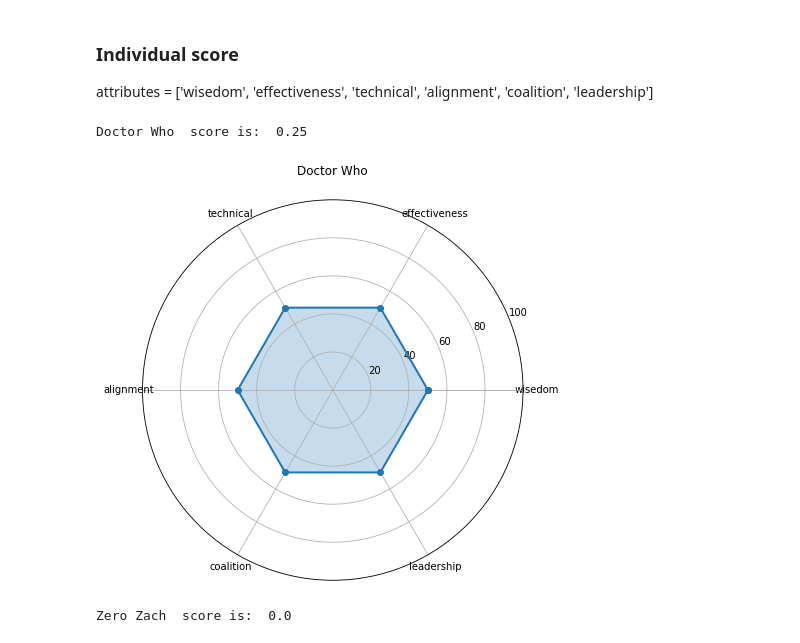
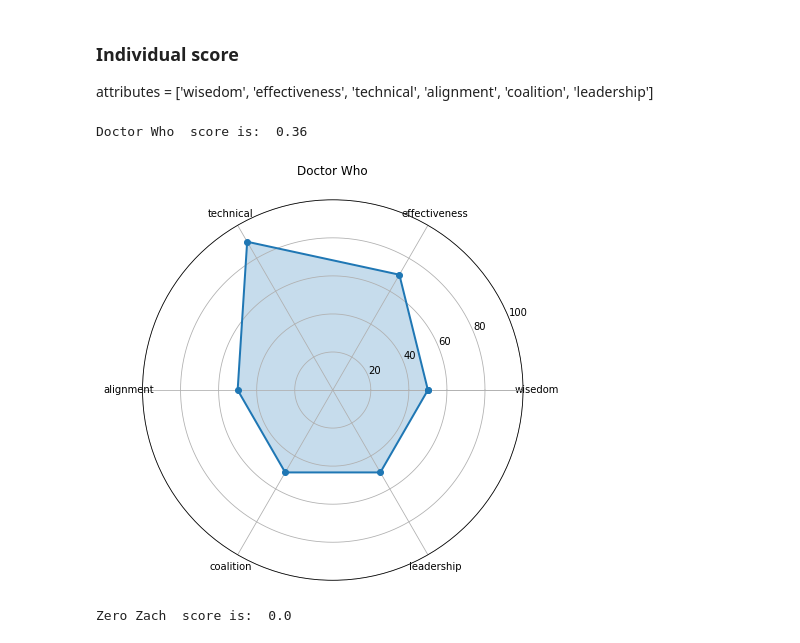
Before and after one commit to ryubidragonfire/python-cheatsheet, a Jupyter notebook: plot-radar-chart-and-calculate-area.ipynb, the cells around one changed output. Cells and saved outputs as stored; diff of their text form; code cells hidden in the pictures.

Commit message:
plot

```diff
--- a/plot-radar-chart-and-calculate-area.ipynb
+++ b/plot-radar-chart-and-calculate-area.ipynb
@@ -86,12 +86,12 @@ attributes = ['wisedom', 'effectiveness', 'technical', 'alignment', 'coalition',
 # %%
 attributes = ['wisedom', 'effectiveness', 'technical', 'alignment', 'coalition', 'leadership']
 who = 'Doctor Who'
-marks = [50, 50, 50, 50, 50, 50]
+marks = [50, 70, 90, 50, 50, 50]
 
 score_and_report(who, marks, attributes, area_control)
 # %% [output]
-Doctor Who  score is:  0.25
+Doctor Who  score is:  0.36
-[figure, old version]
+[figure, new version]
 # %%
 attributes = ['wisedom', 'effectiveness', 'technical', 'alignment', 'coalition', 'leadership']
 who = 'Zero Zach'
```
Also changed, not shown: 2 other files.
